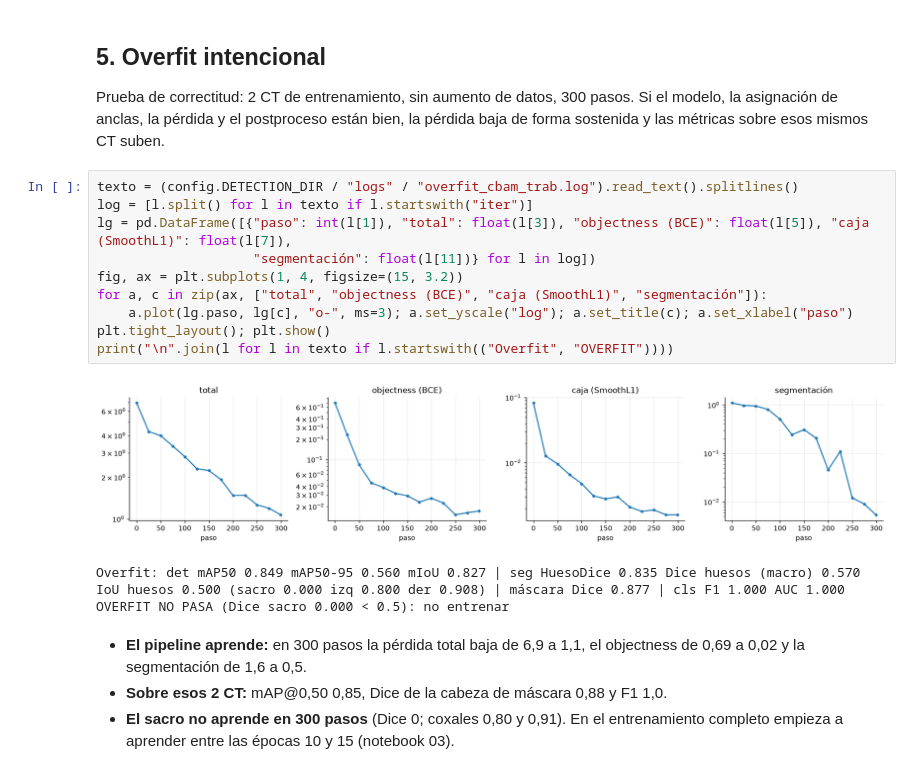
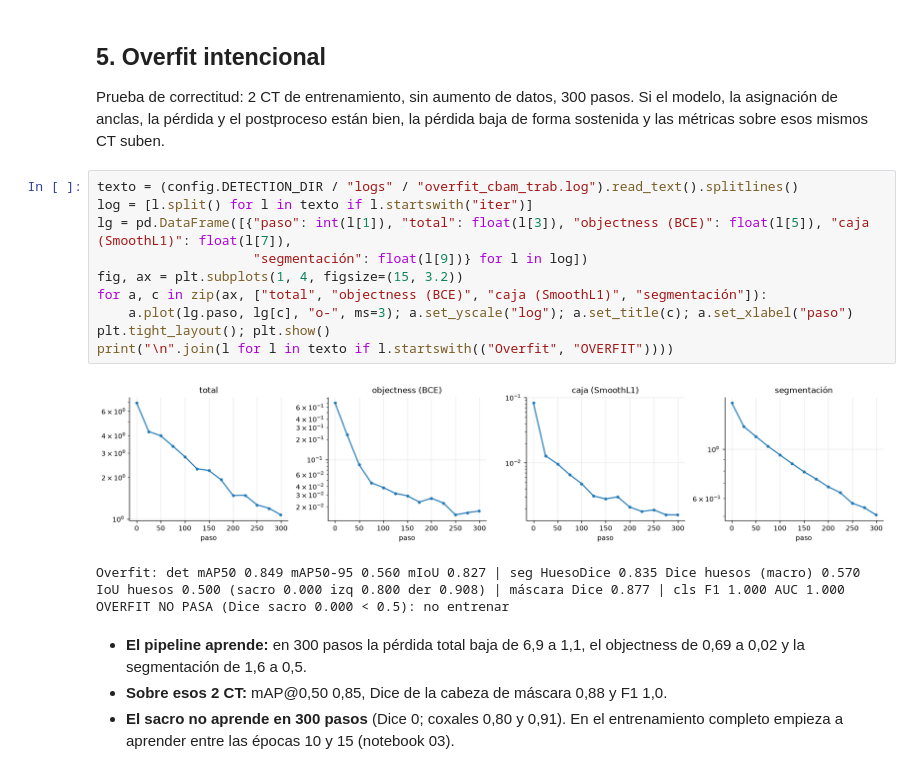
Before and after one commit to HEstefaniaR/proyecto2-analitica-de-datos, a Jupyter notebook: notebooks/02_backbone_deteccion.ipynb, the cells around one changed output. Cells and saved outputs as stored; diff of their text form.

```diff
--- a/notebooks/02_backbone_deteccion.ipynb
+++ b/notebooks/02_backbone_deteccion.ipynb
@@ -222,15 +222,15 @@ la pérdida y el postproceso están bien, la pérdida baja de forma sostenida y
 # %%
 texto = (config.DETECTION_DIR / "logs" / "overfit_cbam_trab.log").read_text().splitlines()
 log = [l.split() for l in texto if l.startswith("iter")]
 lg = pd.DataFrame([{"paso": int(l[1]), "total": float(l[3]), "objectness (BCE)": float(l[5]), "caja (SmoothL1)": float(l[7]),
-                    "segmentación": float(l[11])} for l in log])
+                    "segmentación": float(l[9])} for l in log])
 fig, ax = plt.subplots(1, 4, figsize=(15, 3.2))
 for a, c in zip(ax, ["total", "objectness (BCE)", "caja (SmoothL1)", "segmentación"]):
     a.plot(lg.paso, lg[c], "o-", ms=3); a.set_yscale("log"); a.set_title(c); a.set_xlabel("paso")
 plt.tight_layout(); plt.show()
 print("\n".join(l for l in texto if l.startswith(("Overfit", "OVERFIT"))))
 # %% [output]
-[figure, old version]
+[figure, new version]
 Overfit: det mAP50 0.849 mAP50-95 0.560 mIoU 0.827 | seg HuesoDice 0.835 Dice huesos (macro) 0.570 IoU huesos 0.500 (sacro 0.000 izq 0.800 der 0.908) | máscara Dice 0.877 | cls F1 1.000 AUC 1.000
 OVERFIT NO PASA (Dice sacro 0.000 < 0.5): no entrenar
 # %% [markdown]
```
Also changed, not shown: 8 other files.
